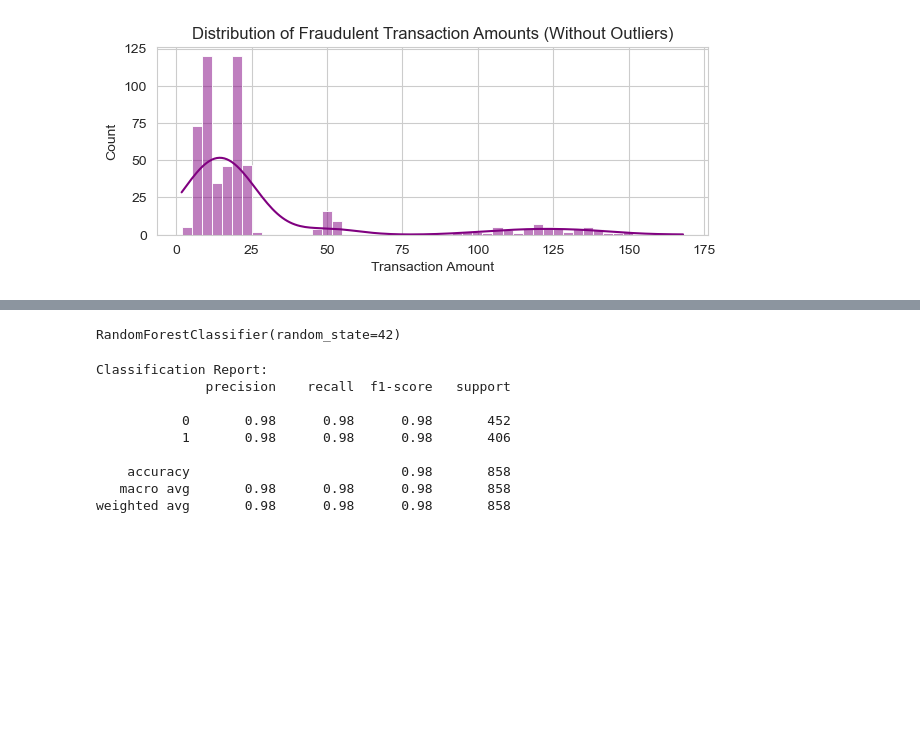
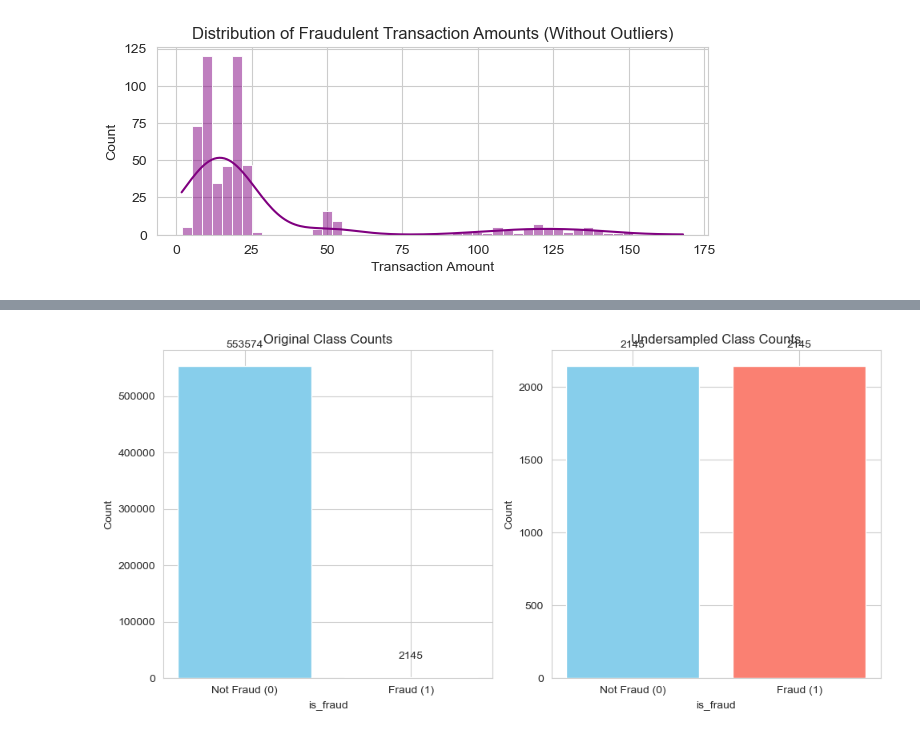
Before and after one commit to SSIN0045/TechnologyInnovationProject, a Jupyter notebook: data_preprocessing.ipynb, the cells around one changed output, grey strips where cells are left out. Cells and saved outputs as stored; diff of their text form; code cells hidden in the pictures; blank space fills up the shorter version.

```diff
--- a/data_preprocessing.ipynb
+++ b/data_preprocessing.ipynb
@@ -717,21 +517,0 @@ X_test_selected = X_test[selected_features]
-# %%
-# Train a model (e.g., Random Forest) on the selected features
-model_selected = RandomForestClassifier(n_estimators=100, random_state=42)
-model_selected.fit(X_train_selected, y_train)
-# %% [output]
-RandomForestClassifier(random_state=42)
-# %%
-# Predictions and evaluation
-y_pred = model_selected.predict(X_test_selected)
-print("\nClassification Report:")
-print(classification_report(y_test, y_pred))
-# %% [output]
-Classification Report:
-              precision    recall  f1-score   support
-
-           0       0.98      0.98      0.98       452
-           1       0.98      0.98      0.98       406
-
-    accuracy                           0.98       858
-   macro avg       0.98      0.98      0.98       858
-weighted avg       0.98      0.98      0.98       858
@@ -741,0 +527,34 @@ rf_classifier.fit(X_train, y_train)
+# %%
+# Get class counts
+original_counts = df['is_fraud'].value_counts()
+undersampled_counts = df_undersampled['is_fraud'].value_counts()
+
+# Plotting with labels
+plt.figure(figsize=(10, 5))
+
+# Plot for original class counts
+plt.subplot(1, 2, 1)
+bars = plt.bar(original_counts.index, original_counts.values, color=['skyblue', 'salmon'])
+plt.title('Original Class Counts')
+plt.xlabel('is_fraud')
+plt.ylabel('Count')
+plt.xticks(original_counts.index, ['Not Fraud (0)', 'Fraud (1)'])
+for bar, count in zip(bars, original_counts.values):
+    plt.text(bar.get_x() + bar.get_width() / 2, bar.get_height() + 0.05 * max(original_counts.values),
+             f'{count}', ha='center', va='bottom')
+
+# Plot for undersampled class counts
+plt.subplot(1, 2, 2)
+bars = plt.bar(undersampled_counts.index, undersampled_counts.values, color=['skyblue', 'salmon'])
+plt.title('Undersampled Class Counts')
+plt.xlabel('is_fraud')
+plt.ylabel('Count')
+plt.xticks(undersampled_counts.index, ['Not Fraud (0)', 'Fraud (1)'])
+for bar, count in zip(bars, undersampled_counts.values):
+    plt.text(bar.get_x() + bar.get_width() / 2, bar.get_height() + 0.05 * max(undersampled_counts.values),
+             f'{count}', ha='center', va='bottom')
+
+plt.tight_layout()
+plt.show()
+# %% [output]
+[figure, added]
```
Also changed, not shown: parts of 61 cells of this notebook.
